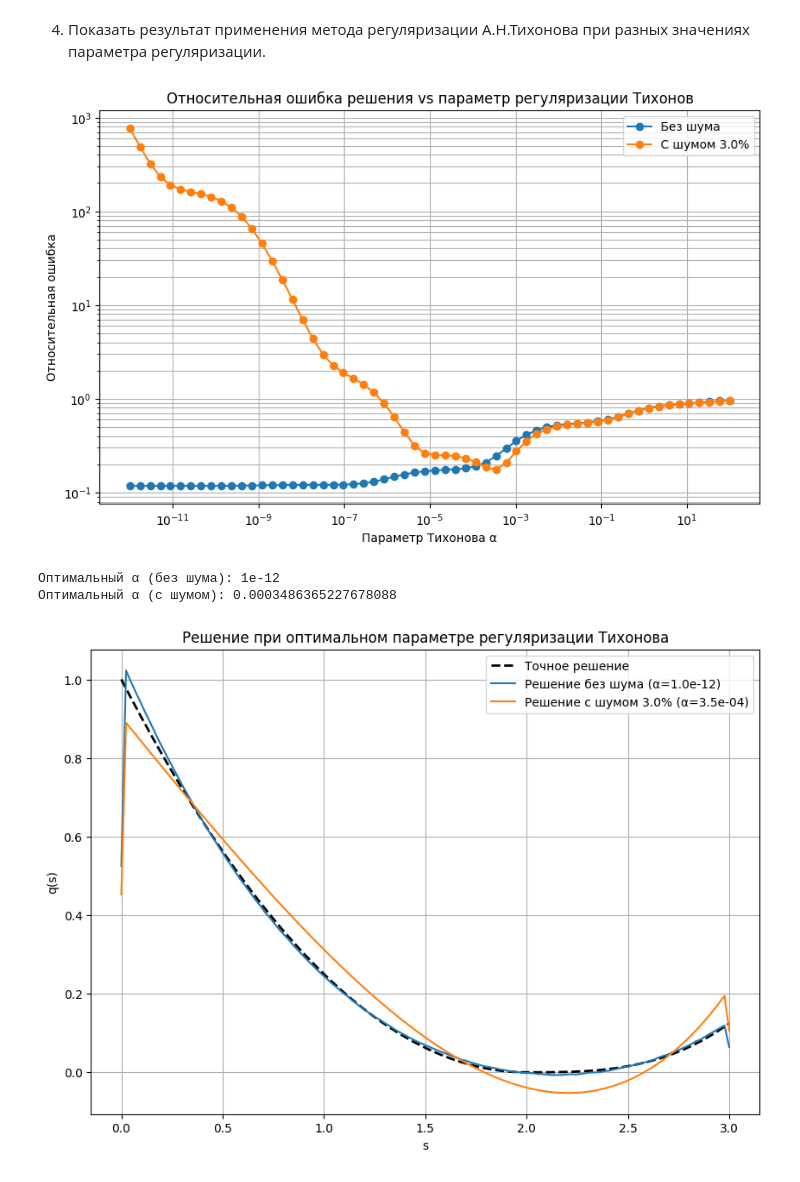
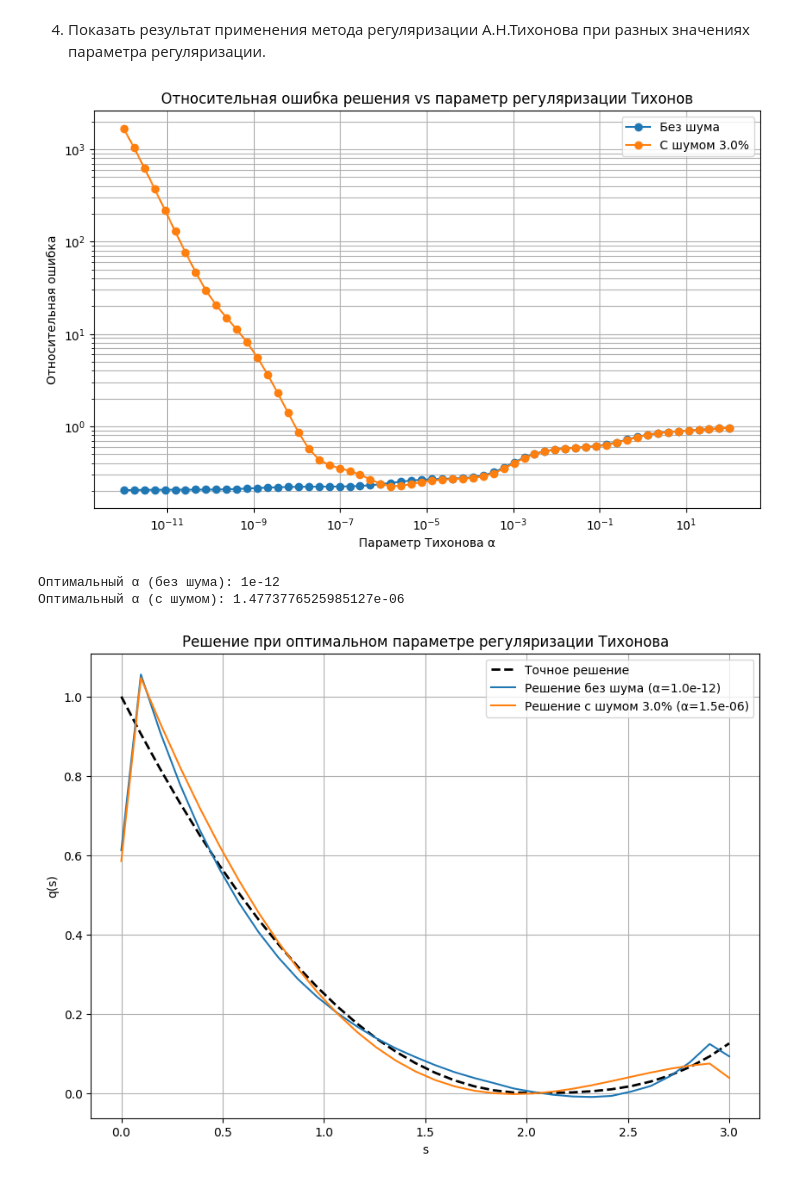
Before and after one commit to 19Eliza/NumericalMethods, a Jupyter notebook: FredholmEquation/main.ipynb, the cells around one changed output. Saved outputs shown, nothing was run; the diff lists cells and outputs as text; code cells hidden in the pictures.

```diff
--- a/FredholmEquation/main.ipynb
+++ b/FredholmEquation/main.ipynb
@@ -381,7 +382,7 @@ Noise 3.0%: rcond = 3.857e-04, error = 2.755e-01
 # %% [markdown]
 4. Показать результат применения метода регуляризации А.Н.Тихонова  при разных значениях параметра регуляризации.
 # %%
-N_tikh = 128
+N_tikh = 32
 s_grid, w = build_weights(0, 3, N_tikh)
 t_grid = np.linspace(0, 1, N_tikh)
 
@@ -441,34 +442,34 @@ plt.title("Относительная ошибка решения vs парам
 plt.legend()
 plt.show()
 
 
 # параметр регуляризации, доставляющий минимум относительной ошибке
 alpha_opt_exact = alpha_list[np.argmin(errors_exact)]
 alpha_opt_noisy = alpha_list[np.argmin(errors_noisy)]
 
 print("Оптимальный α (без шума):", alpha_opt_exact)
 print("Оптимальный α (с шумом):", alpha_opt_noisy)
 
 
 plt.figure(figsize=(10,7))
 
 plt.plot(s_grid, q_exact(s_grid), "k--", linewidth=2, label="Точное решение")
 
 plt.plot(s_grid, solutions_exact[alpha_opt_exact],
          label=f"Решение без шума (α={alpha_opt_exact:.1e})")
 
 plt.plot(s_grid, solutions_noisy[alpha_opt_noisy],
          label=f"Решение с шумом {noise_level*100:.1f}% (α={alpha_opt_noisy:.1e})")
 
 plt.xlabel("s")
 plt.ylabel("q(s)")
 plt.grid(True)
 plt.legend()
 plt.title("Решение при оптимальном параметре регуляризации Тихонова")
 
 plt.show()
 # %% [output]
-[figure, old version]
+[figure, new version]
 Оптимальный α (без шума): 1e-12
-Оптимальный α (с шумом): 0.0003486365227678088
+Оптимальный α (с шумом): 1.4773776525985127e-06
-[figure, old version]
+[figure, new version]
```
Also changed, not shown: parts of 4 cells of this notebook.
